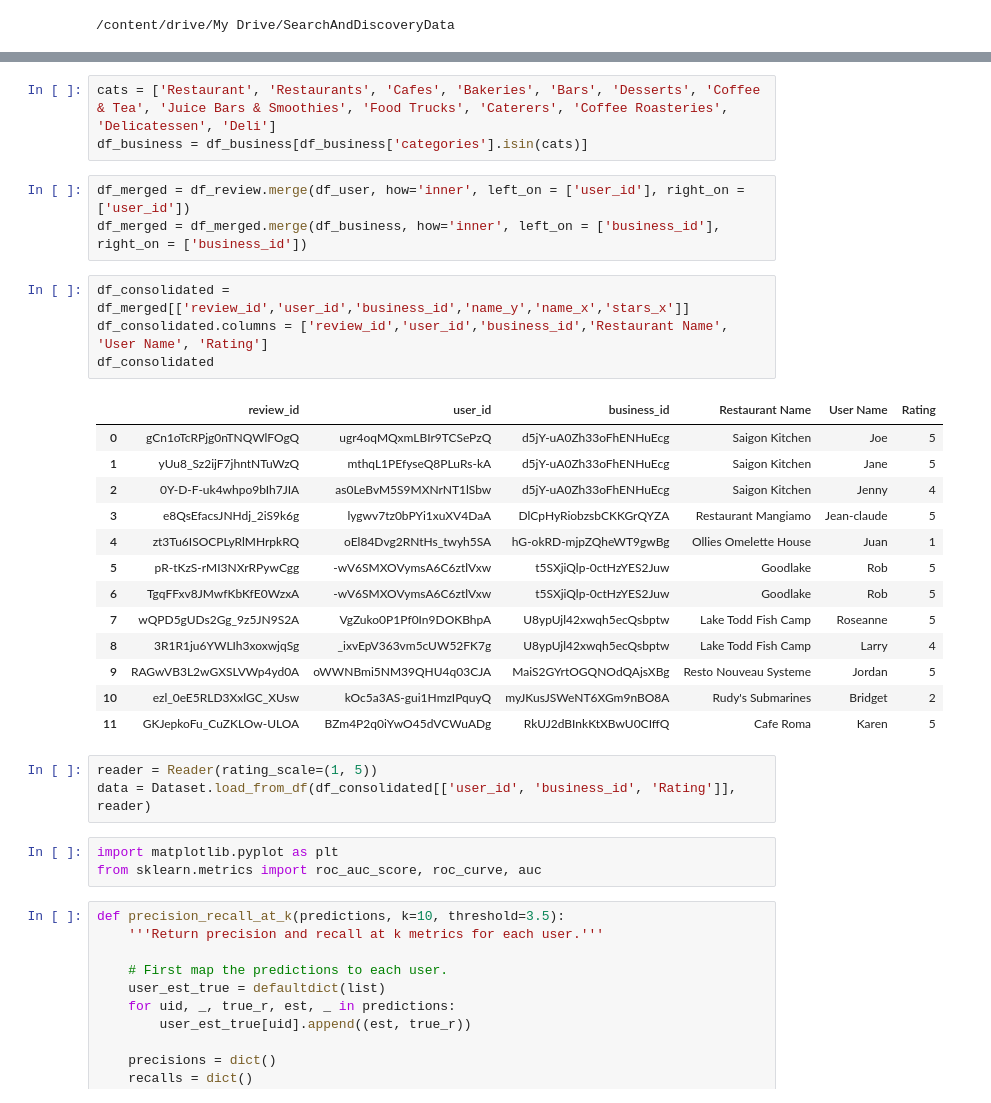
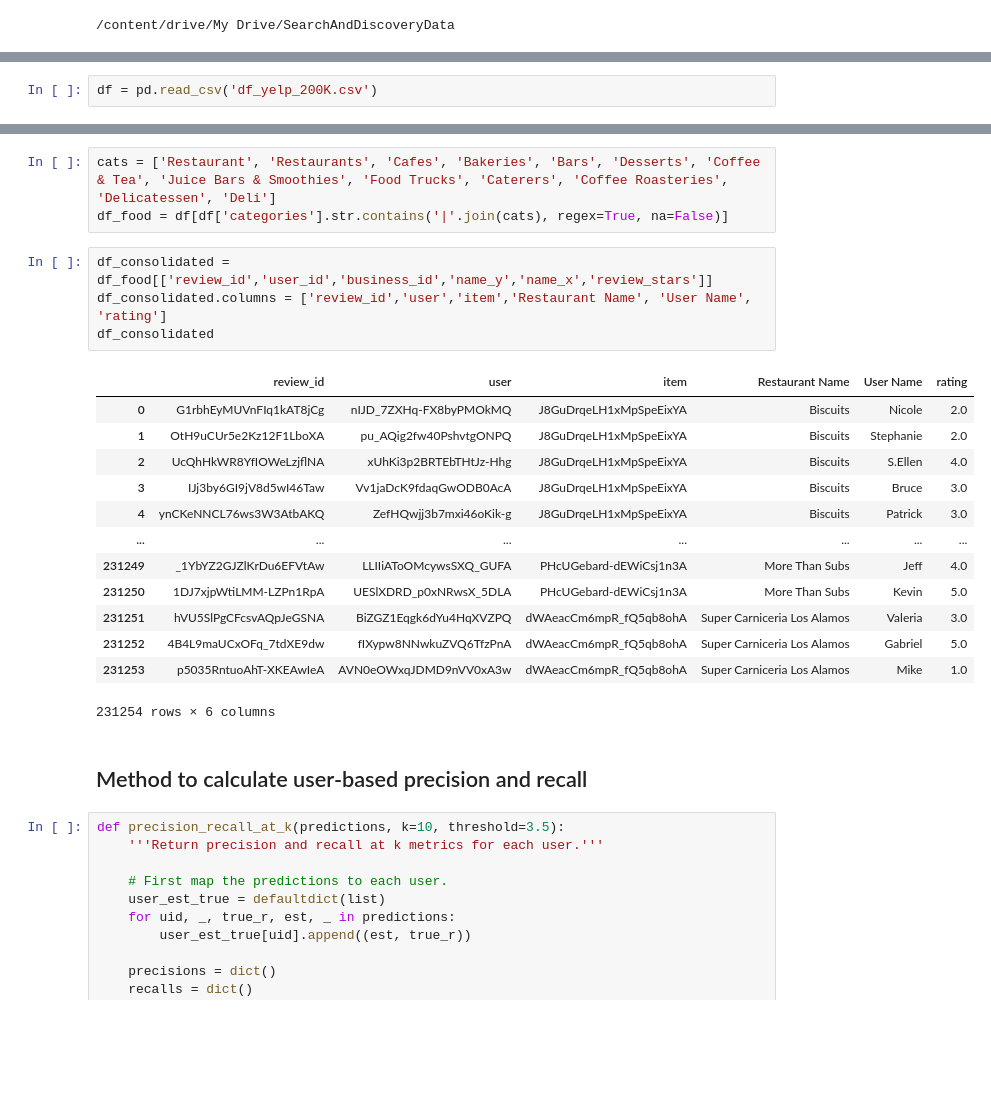
Before and after one commit to allysalib/Yelp-Recommendation-System, a Jupyter notebook: SVD.ipynb, the cells around one changed output, grey strips where cells are left out. Drawn from its saved outputs; the diff is of its cells as text; blank space fills up the shorter version.

```diff
--- a/SVD.ipynb
+++ b/SVD.ipynb
@@ -37,0 +53,2 @@ df_review = pd.read_json('yelp_academic_dataset_review.json',lines=True)
+# %%
+df = pd.read_csv('df_yelp_200K.csv')
@@ -38,33 +64,26 @@ df_review = pd.read_json('yelp_academic_dataset_review.json',lines=True)
 # %%
 cats = ['Restaurant', 'Restaurants', 'Cafes', 'Bakeries', 'Bars', 'Desserts', 'Coffee & Tea', 'Juice Bars & Smoothies', 'Food Trucks', 'Caterers', 'Coffee Roasteries', 'Delicatessen', 'Deli']
-df_business = df_business[df_business['categories'].isin(cats)]
+df_food = df[df['categories'].str.contains('|'.join(cats), regex=True, na=False)]
-# %%
-df_merged = df_review.merge(df_user, how='inner', left_on = ['user_id'], right_on = ['user_id'])
-df_merged = df_merged.merge(df_business, how='inner', left_on = ['business_id'], right_on = ['business_id'])
 # %%
-df_consolidated = df_merged[['review_id','user_id','business_id','name_y','name_x','stars_x']]
-df_consolidated.columns = ['review_id','user_id','business_id','Restaurant Name', 'User Name', 'Rating']
+df_consolidated = df_food[['review_id','user_id','business_id','name_y','name_x','review_stars']]
+df_consolidated.columns = ['review_id','user','item','Restaurant Name', 'User Name', 'rating']
 df_consolidated
 # %% [output]
-|  | review_id | user_id | business_id | Restaurant Name | User Name | Rating |
-| 0 | gCn1oTcRPjg0nTNQWlFOgQ | ugr4oqMQxmLBIr9TCSePzQ | d5jY-uA0Zh33oFhENHuEcg | Saigon Kitchen | Joe | 5 |
-| 1 | yUu8_Sz2ijF7jhntNTuWzQ | mthqL1PEfyseQ8PLuRs-kA | d5jY-uA0Zh33oFhENHuEcg | Saigon Kitchen | Jane | 5 |
-| 2 | 0Y-D-F-uk4whpo9bIh7JIA | as0LeBvM5S9MXNrNT1lSbw | d5jY-uA0Zh33oFhENHuEcg | Saigon Kitchen | Jenny | 4 |
-| 3 | e8QsEfacsJNHdj_2iS9k6g | lygwv7tz0bPYi1xuXV4DaA | DlCpHyRiobzsbCKKGrQYZA | Restaurant Mangiamo | Jean-claude | 5 |
-| 4 | zt3Tu6ISOCPLyRlMHrpkRQ | oEl84Dvg2RNtHs_twyh5SA | hG-okRD-mjpZQheWT9gwBg | Ollies Omelette House | Juan | 1 |
-| 5 | pR-tKzS-rMI3NXrRPywCgg | -wV6SMXOVymsA6C6ztlVxw | t5SXjiQlp-0ctHzYES2Juw | Goodlake | Rob | 5 |
-| 6 | TgqFFxv8JMwfKbKfE0WzxA | -wV6SMXOVymsA6C6ztlVxw | t5SXjiQlp-0ctHzYES2Juw | Goodlake | Rob | 5 |
-| 7 | wQPD5gUDs2Gg_9z5JN9S2A | VgZuko0P1Pf0In9DOKBhpA | U8ypUjl42xwqh5ecQsbptw | Lake Todd Fish Camp | Roseanne | 5 |
-| 8 | 3R1R1ju6YWLIh3xoxwjqSg | _ixvEpV363vm5cUW52FK7g | U8ypUjl42xwqh5ecQsbptw | Lake Todd Fish Camp | Larry | 4 |
-| 9 | RAGwVB3L2wGXSLVWp4yd0A | oWWNBmi5NM39QHU4q03CJA | MaiS2GYrtOGQNOdQAjsXBg | Resto Nouveau Systeme | Jordan | 5 |
-| 10 | ezl_0eE5RLD3XxlGC_XUsw | kOc5a3AS-gui1HmzIPquyQ | myJKusJSWeNT6XGm9nBO8A | Rudy's Submarines | Bridget | 2 |
-| 11 | GKJepkoFu_CuZKLOw-ULOA | BZm4P2q0iYwO45dVCWuADg | RkUJ2dBInkKtXBwU0CIffQ | Cafe Roma | Karen | 5 |
+|  | review_id | user | item | Restaurant Name | User Name | rating |
+| 0 | G1rbhEyMUVnFIq1kAT8jCg | nIJD_7ZXHq-FX8byPMOkMQ | J8GuDrqeLH1xMpSpeEixYA | Biscuits | Nicole | 2.0 |
+| 1 | OtH9uCUr5e2Kz12F1LboXA | pu_AQig2fw40PshvtgONPQ | J8GuDrqeLH1xMpSpeEixYA | Biscuits | Stephanie | 2.0 |
+| 2 | UcQhHkWR8YfIOWeLzjflNA | xUhKi3p2BRTEbTHtJz-Hhg | J8GuDrqeLH1xMpSpeEixYA | Biscuits | S.Ellen | 4.0 |
+| 3 | IJj3by6GI9jV8d5wI46Taw | Vv1jaDcK9fdaqGwODB0AcA | J8GuDrqeLH1xMpSpeEixYA | Biscuits | Bruce | 3.0 |
+| 4 | ynCKeNNCL76ws3W3AtbAKQ | ZefHQwjj3b7mxi46oKik-g | J8GuDrqeLH1xMpSpeEixYA | Biscuits | Patrick | 3.0 |
+| ... | ... | ... | ... | ... | ... | ... |
+| 231249 | _1YbYZ2GJZlKrDu6EFVtAw | LLIIiAToOMcywsSXQ_GUFA | PHcUGebard-dEWiCsj1n3A | More Than Subs | Jeff | 4.0 |
+| 231250 | 1DJ7xjpWtiLMM-LZPn1RpA | UESlXDRD_p0xNRwsX_5DLA | PHcUGebard-dEWiCsj1n3A | More Than Subs | Kevin | 5.0 |
+| 231251 | hVU5SlPgCFcsvAQpJeGSNA | BiZGZ1Eqgk6dYu4HqXVZPQ | dWAeacCm6mpR_fQ5qb8ohA | Super Carniceria Los Alamos | Valeria | 3.0 |
+| 231252 | 4B4L9maUCxOFq_7tdXE9dw | fIXypw8NNwkuZVQ6TfzPnA | dWAeacCm6mpR_fQ5qb8ohA | Super Carniceria Los Alamos | Gabriel | 5.0 |
+| 231253 | p5035RntuoAhT-XKEAwIeA | AVN0eOWxqJDMD9nVV0xA3w | dWAeacCm6mpR_fQ5qb8ohA | Super Carniceria Los Alamos | Mike | 1.0 |
+231254 rows × 6 columns
-# %%
-reader = Reader(rating_scale=(1, 5))
-data = Dataset.load_from_df(df_consolidated[['user_id', 'business_id', 'Rating']], reader)
-# %%
-import matplotlib.pyplot as plt
-from sklearn.metrics import roc_auc_score, roc_curve, auc
+# %% [markdown]
+## Method to calculate user-based precision and recall
 # %%
 def precision_recall_at_k(predictions, k=10, threshold=3.5):
     '''Return precision and recall at k metrics for each user.'''
```
Also changed, not shown: parts of 28 cells of this notebook.
